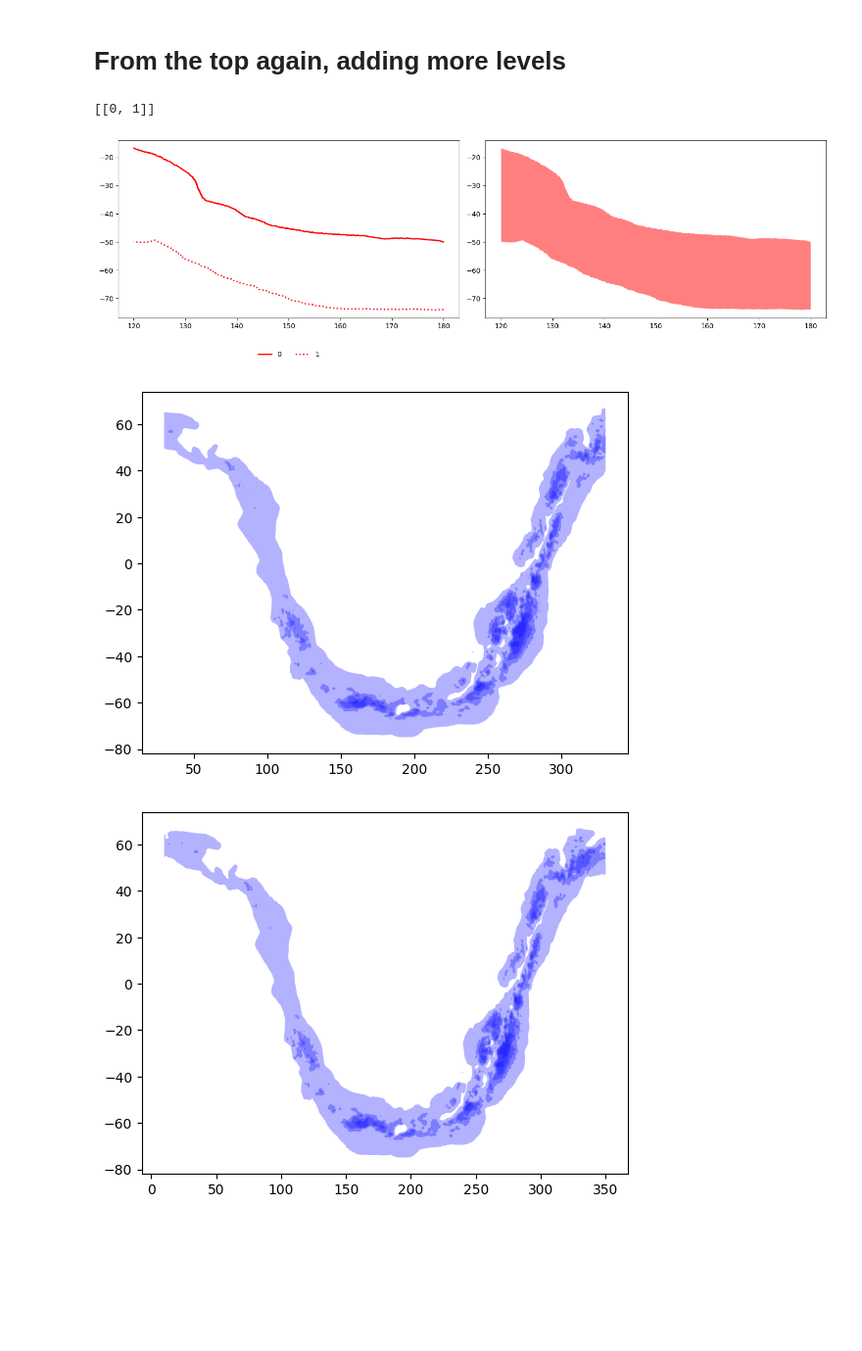
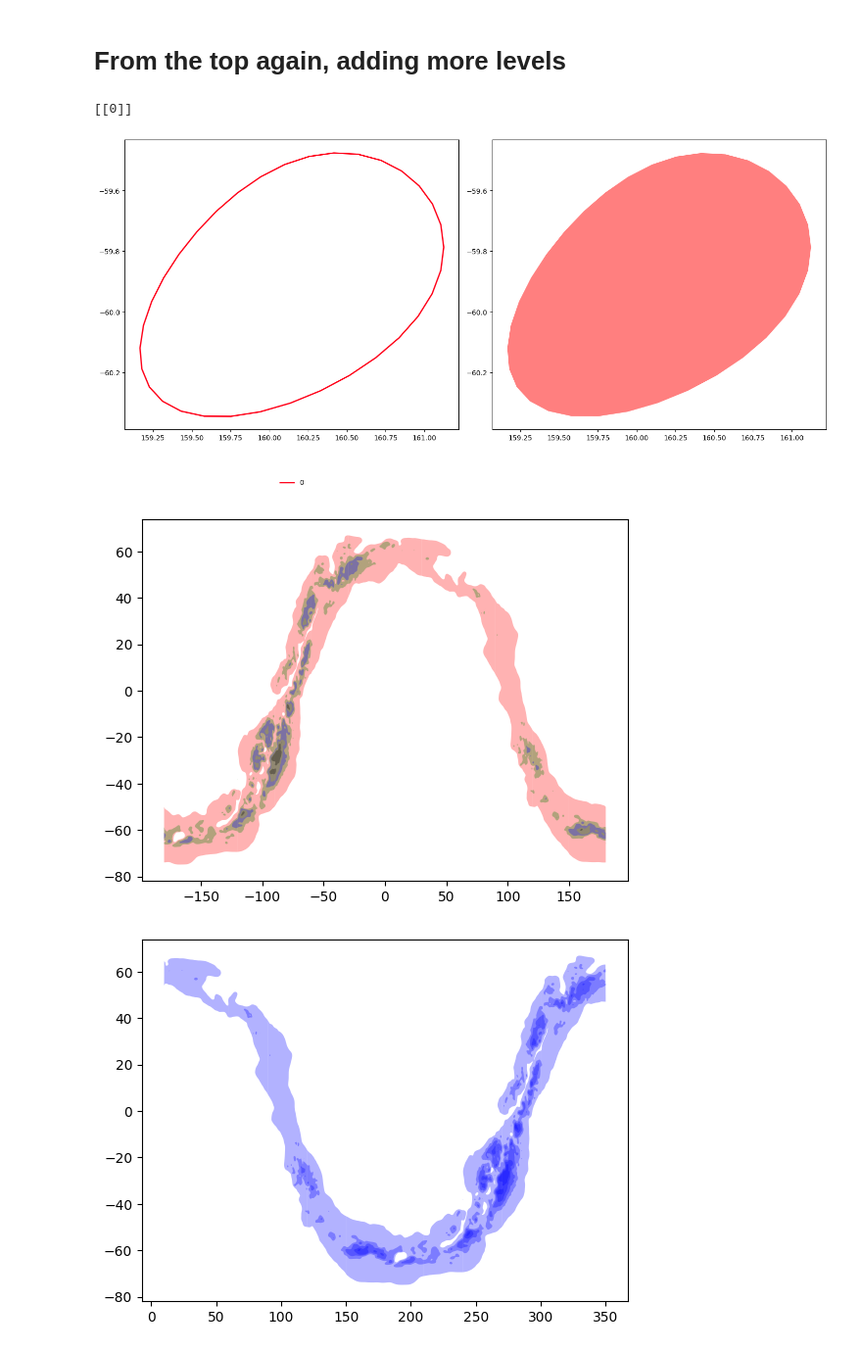
Before and after one commit to Giacomo-Menegatti/HARey_constellations_cards, a Jupyter notebook: milky-way-plot-2.ipynb, the cells around one changed output. Shown at 98% size. Saved outputs shown, nothing was run; the diff lists cells and outputs as text; code cells hidden in the pictures; blank space fills up the shorter version.

```diff
--- a/milky-way-plot-2.ipynb
+++ b/milky-way-plot-2.ipynb
@@ -11,6 +65,6 @@ with open(file_name, 'r') as file:
 # %%
 luminosity_levels = [(data['features'][i]['geometry']['coordinates'][0]) for i in range(5)]
-luminosity_levels = [[np.array(ring) for ring in rings] for rings in luminosity_levels]
+luminosity_levels = [[smooth_sphere_polygon(np.array(ring), iterations=40, alpha=0.35) for ring in rings] for rings in luminosity_levels]
 # %%
 for level, color in zip(luminosity_levels, ['r', 'b', 'g', 'k', 'y']):
     for ring in level:
@@ -24,9 +78,2 @@ for level, color in zip(luminosity_levels, ['r', 'b', 'g', 'k', 'y']):
 [figure]
 [figure]
-# %%
-ext_ring = luminosity_levels[0]
-for i, ring in enumerate(ext_ring):
-    x,y = zip(*ring)
-    plt.plot(x,y, alpha=0.9, label=f'{i}')
-plt.legend()
-plt.show()
@@ -103,7 +138,0 @@ first_ring = np.concatenate([ext_ring[0], ext_ring[1][::-1], ext_ring[0][0].resh
-# %%
-for segment in merge_segments(get_segments(first_ring, (-180,170))):
-    x,y = zip(*segment)
-    plt.plot(x,y, alpha=0.9)
-    plt.fill(x,y, 'r', alpha=0.2)
-
-plt.show()
@@ -112,11 +138,0 @@ plt.show()
-# %%
-x, y = first_ring[:,0], first_ring[:,1]
-x = (x)%360
-first_ring = np.array((x,y)).T
-
-for segment in merge_segments(get_segments(first_ring, (0,350))):
-    x,y = zip(*segment)
-    plt.plot(x,y, alpha=0.9)
-    plt.fill(x,y, 'r', alpha=0.2)
-
-plt.show()
@@ -143,36 +157,36 @@ shapes = {f'{i}': [] for i in range(5)}
 # %%
 segments = []
 
-for ring in luminosity_levels[0]:
-    segments.extend(merge_segments(get_segments(ring, borders=(120, 180))))
+for ring in luminosity_levels[4]:
+    segments.extend(merge_segments(get_segments(ring, borders=(0,180))))
 
 cmap = plt.cm.get_cmap('hsv', len(segments))  # generates 30 distinct colors
 linestyles = ['-', ':']
 
-fig, (ax1, ax2) = plt.subplots(ncols = 2, figsize = (15,5))
+fig, (ax1, ax2) = plt.subplots(ncols = 2, figsize = (15,8))
 
-#segments = [*segments, [segments[0][0]]]
+#segments = [*segments, [segments[13][0]]]
 
 for i, segment in enumerate(segments):
     x,y = zip(*segment)
     linestyle = linestyles[i % len(linestyles)]
     ax1.plot(x, y, color = cmap(i), ls=linestyle, lw=2, label=f'{i}')
 
 joins = [[i] for i in range(len(segments))]
-joins = [[0,1]]
+#joins = [[0], [1], [2], [3], [4], [5], [6], [7], [8], [9], [10], [11], [12], [13,17,14,17,15,17,16]]
 print(joins)
 
-shape_rings = join_segs(segments, joins=joins, reverse=[0])
+shape_rings = join_segs(segments, joins=joins, reverse=[14,15,16])
 for ring in shape_rings:
     x,y = zip(*ring)
     ax2.fill(x, y, 'r', alpha=0.5)
     #ax2.plot(x, y, 'r', alpha=0.5)
 
 ax1.set_aspect('auto')
 ax1.legend(loc='upper center', bbox_to_anchor=(0.5, -0.15), ncol=5, frameon=False)
 plt.tight_layout()
 plt.subplots_adjust(bottom=0.25)
 plt.show()
 # %% [output]
-[[0, 1]]
+[[0]]
-[figure, old version]
+[figure, new version]
@@ -184,11 +203,10 @@ for color, level in zip(['r', 'g', 'b', 'y', 'k'], shapes.values()):
         x, y = zip(*shape)
         x = np.array(x)
         y = np.array(y)
-        x = x%360
-        mask = (x >30) & (x < 330)
-        plt.fill(x[mask],y[mask], 'b', alpha=0.3)
+
+        plt.fill(x,y, color, alpha=0.3)
 # %% [output]
-[figure, old version]
+[figure, new version]
 # %%
 import pickle
 with open('milky_way.pkl', 'wb') as f:
```
Also changed, not shown: parts of 15 cells of this notebook, 12 other files.
